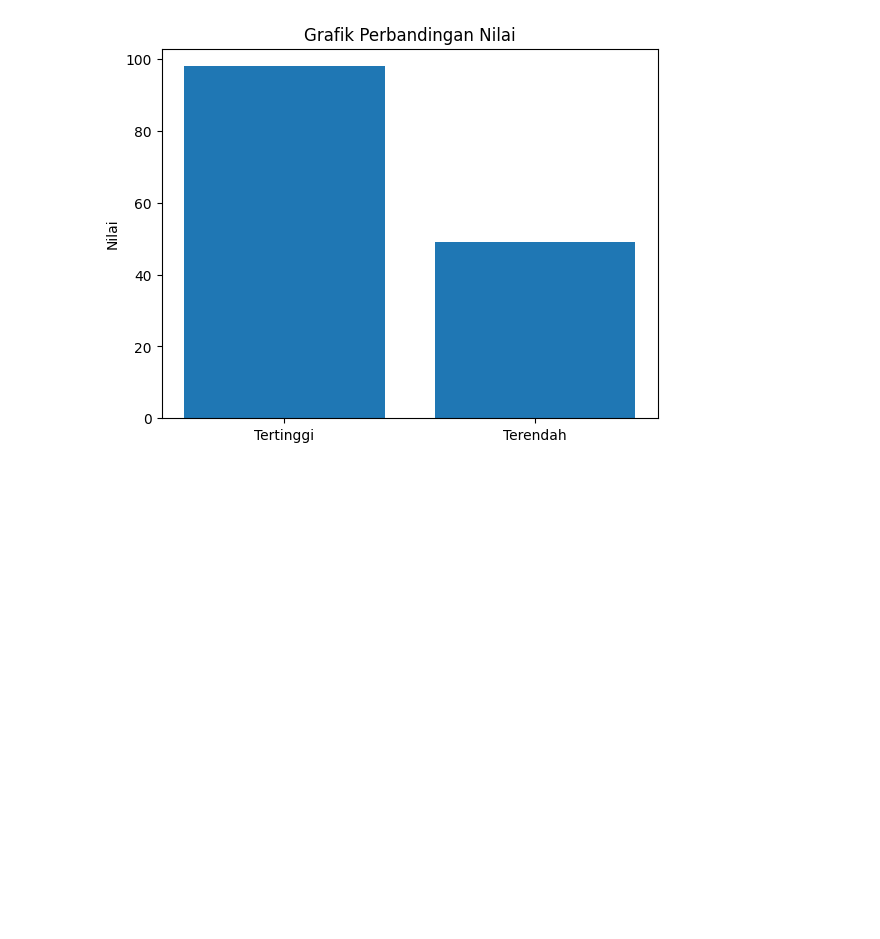
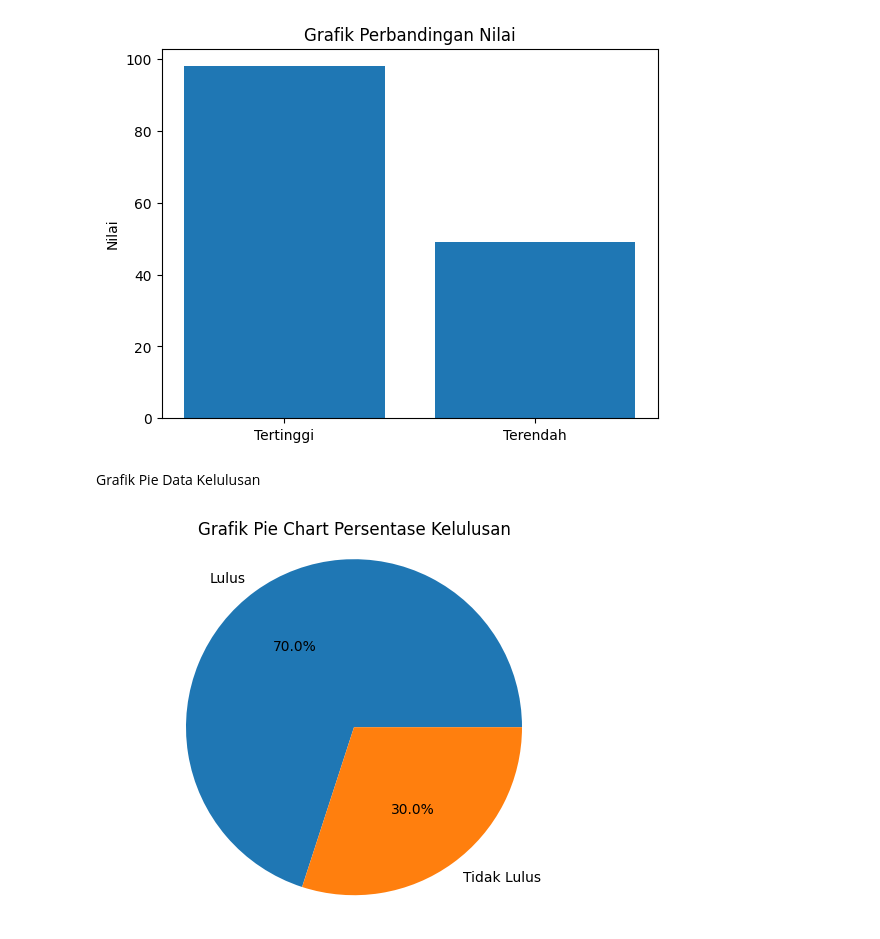
Before and after one commit to ReihanWaiswana/01-array, a Jupyter notebook: Soal_02.ipynb, the cells around one changed output. Cells and saved outputs as stored; diff of their text form; code cells hidden in the pictures; blank space fills up the shorter version.

Commit message:
Menambahkan grafik pie chart persentase dari data kelulusan

```diff
--- a/Soal_02.ipynb
+++ b/Soal_02.ipynb
@@ -34,3 +34,17 @@ plt.ylabel("Nilai")
 plt.show()
 # %% [output]
 [figure]
+# %% [markdown]
+Grafik Pie Data Kelulusan
+# %%
+import matplotlib.pyplot as plt
+
+label2 = ["Lulus", "Tidak Lulus"]
+data2 = [lulus, tidakLulus]
+
+plt.pie(data2, labels=label2, autopct='%1.1f%%')
+plt.title("Grafik Pie Chart Persentase Kelulusan")
+plt.axis('equal')
+plt.show()
+# %% [output]
+[figure, added]
```
